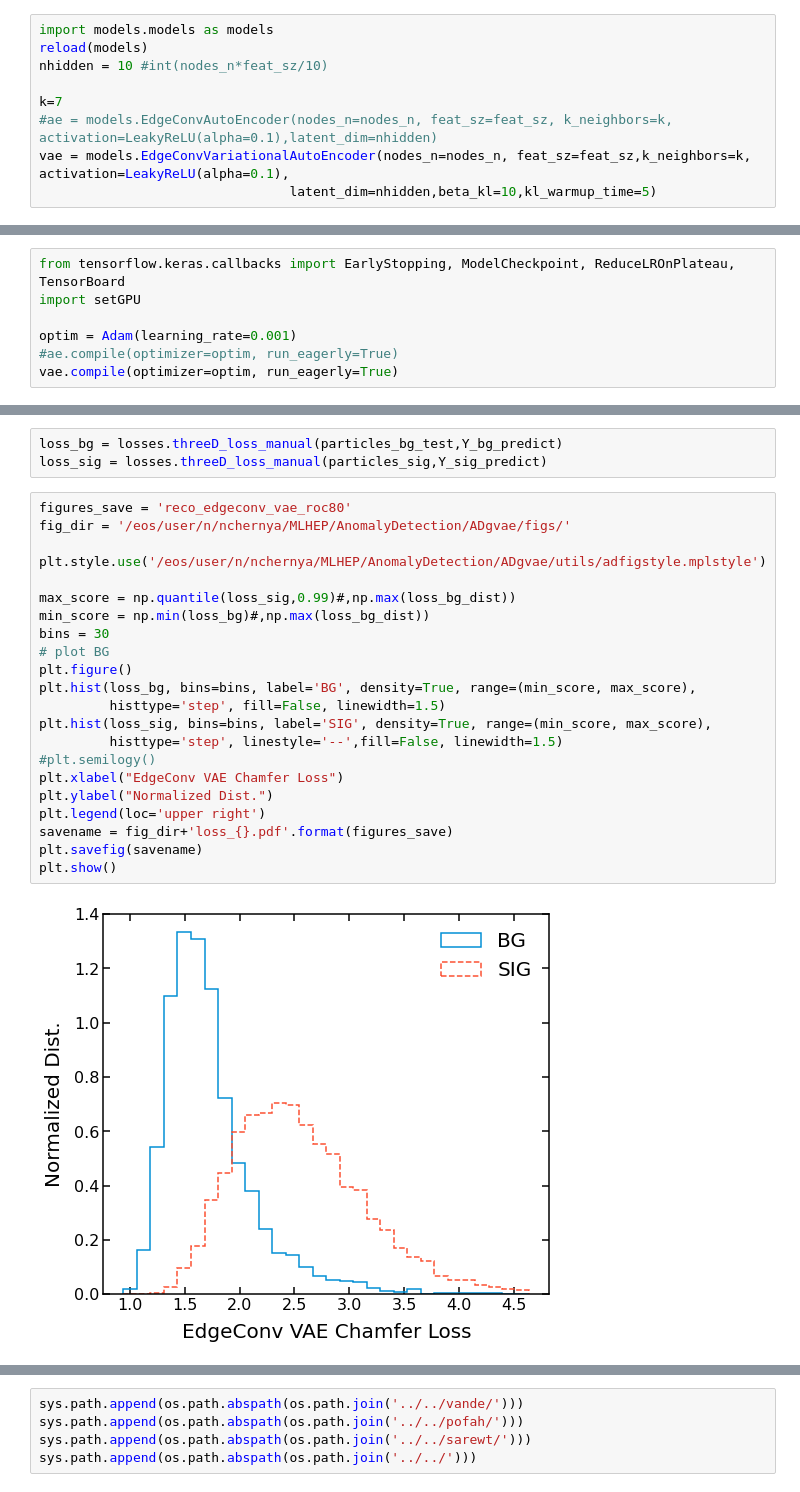
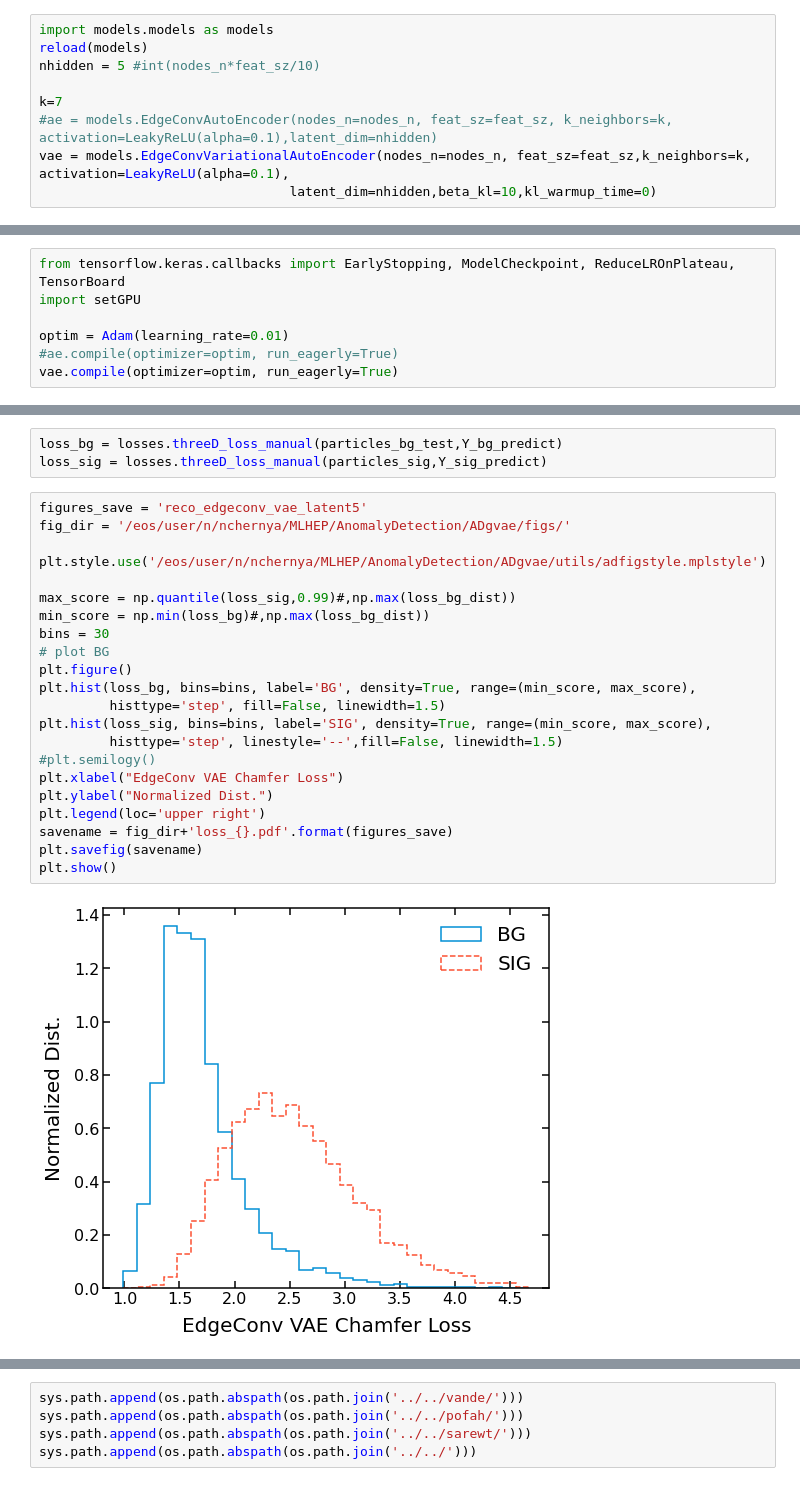
Before and after one commit to nadya-chernyavskaya/ADgvae, a Jupyter notebook: notebooks/EdgeGraphConvAE_offline.ipynb, the cells around one changed output, grey strips where cells are left out. Drawn from its saved outputs; the diff is of its cells as text.

```diff
--- a/notebooks/EdgeGraphConvAE_offline.ipynb
+++ b/notebooks/EdgeGraphConvAE_offline.ipynb
@@ -159,12 +159,12 @@ reload(lays)
 # %%
 import models.models as models
 reload(models)
-nhidden = 10 #int(nodes_n*feat_sz/10)
+nhidden = 5 #int(nodes_n*feat_sz/10)
 
 k=7
 #ae = models.EdgeConvAutoEncoder(nodes_n=nodes_n, feat_sz=feat_sz, k_neighbors=k, activation=LeakyReLU(alpha=0.1),latent_dim=nhidden)
 vae = models.EdgeConvVariationalAutoEncoder(nodes_n=nodes_n, feat_sz=feat_sz,k_neighbors=k, activation=LeakyReLU(alpha=0.1),
-                                latent_dim=nhidden,beta_kl=10,kl_warmup_time=5)
+                                latent_dim=nhidden,beta_kl=10,kl_warmup_time=0)
 # %% [output]
 Model: "EdgeConvEncoderVAE"
 __________________________________________________________________________________________________
@@ -190,7 +190,7 @@ Here, we run the training.
 from tensorflow.keras.callbacks import EarlyStopping, ModelCheckpoint, ReduceLROnPlateau, TensorBoard
 import setGPU
 
-optim = Adam(learning_rate=0.001)
+optim = Adam(learning_rate=0.01)
 #ae.compile(optimizer=optim, run_eagerly=True)
 vae.compile(optimizer=optim, run_eagerly=True)
 # %%
@@ -258,29 +259,29 @@ Here, we plot the history of the training and the performance in a ROC curve
 loss_bg = losses.threeD_loss_manual(particles_bg_test,Y_bg_predict)
 loss_sig = losses.threeD_loss_manual(particles_sig,Y_sig_predict)
 # %%
-figures_save = 'reco_edgeconv_vae_roc80'
+figures_save = 'reco_edgeconv_vae_latent5'
 fig_dir = '/eos/user/n/nchernya/MLHEP/AnomalyDetection/ADgvae/figs/'
 
 plt.style.use('/eos/user/n/nchernya/MLHEP/AnomalyDetection/ADgvae/utils/adfigstyle.mplstyle')
 
 max_score = np.quantile(loss_sig,0.99)#,np.max(loss_bg_dist))
 min_score = np.min(loss_bg)#,np.max(loss_bg_dist))
 bins = 30
 # plot BG
 plt.figure()
 plt.hist(loss_bg, bins=bins, label='BG', density=True, range=(min_score, max_score),
          histtype='step', fill=False, linewidth=1.5)
 plt.hist(loss_sig, bins=bins, label='SIG', density=True, range=(min_score, max_score),
          histtype='step', linestyle='--',fill=False, linewidth=1.5)
 #plt.semilogy()
 plt.xlabel("EdgeConv VAE Chamfer Loss")
 plt.ylabel("Normalized Dist.")
 plt.legend(loc='upper right')
 savename = fig_dir+'loss_{}.pdf'.format(figures_save)
 plt.savefig(savename)
 plt.show()
 # %% [output]
-[figure, old version]
+[figure, new version]
 # %%
 plt.style.use('/eos/user/n/nchernya/MLHEP/AnomalyDetection/ADgvae/utils/adfigstyle.mplstyle')
 for i in range(0,len(feats)):
```
Also changed, not shown: parts of 4 cells of this notebook, 3 other files.
